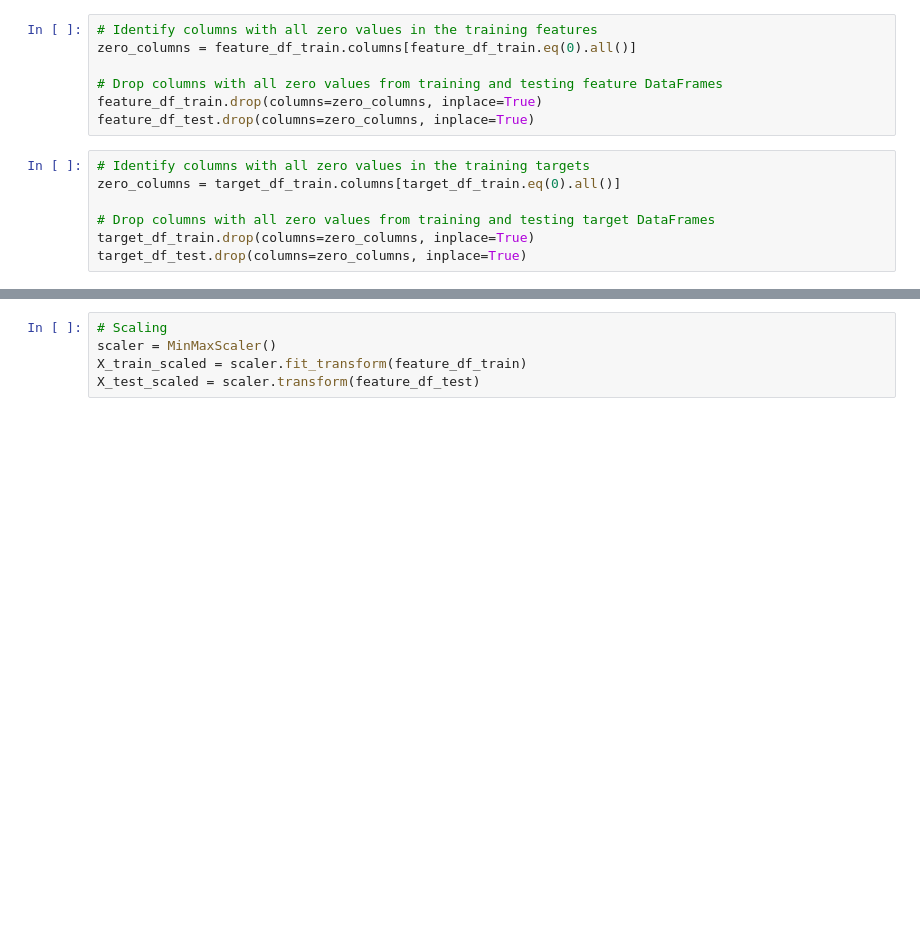
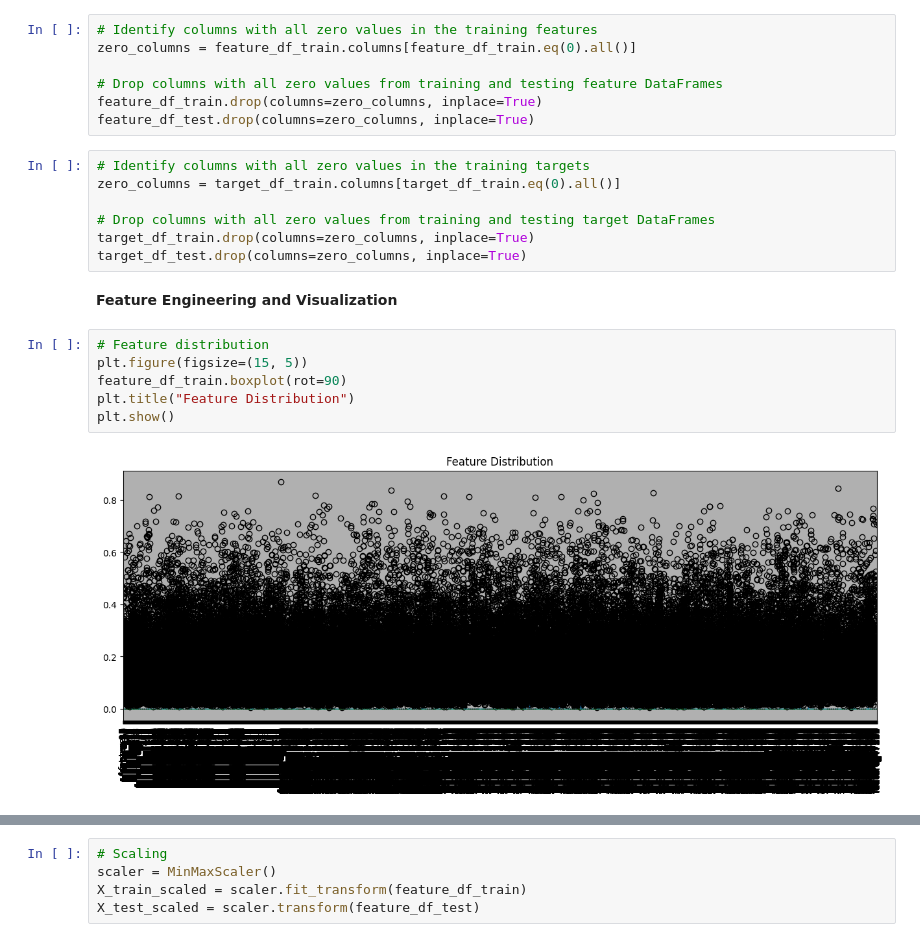
Before and after one commit to utkarsha30/Project-rcv1, a Jupyter notebook: Kshirsagar_Utkarsha.ipynb, the cells around one changed output, grey strips where cells are left out. Drawn from its saved outputs; the diff is of its cells as text; blank space fills up the shorter version.

```diff
--- a/Kshirsagar_Utkarsha.ipynb
+++ b/Kshirsagar_Utkarsha.ipynb
@@ -68,3 +79,13 @@ zero_columns = target_df_train.columns[target_df_train.eq(0).all()]
 # Drop columns with all zero values from training and testing target DataFrames
 target_df_train.drop(columns=zero_columns, inplace=True)
 target_df_test.drop(columns=zero_columns, inplace=True)
+# %% [markdown]
+**Feature Engineering and Visualization**
+# %%
+# Feature distribution
+plt.figure(figsize=(15, 5))
+feature_df_train.boxplot(rot=90)
+plt.title("Feature Distribution")
+plt.show()
+# %% [output]
+[figure, added]
```
Also changed, not shown: parts of 15 cells of this notebook, 1 other file.
